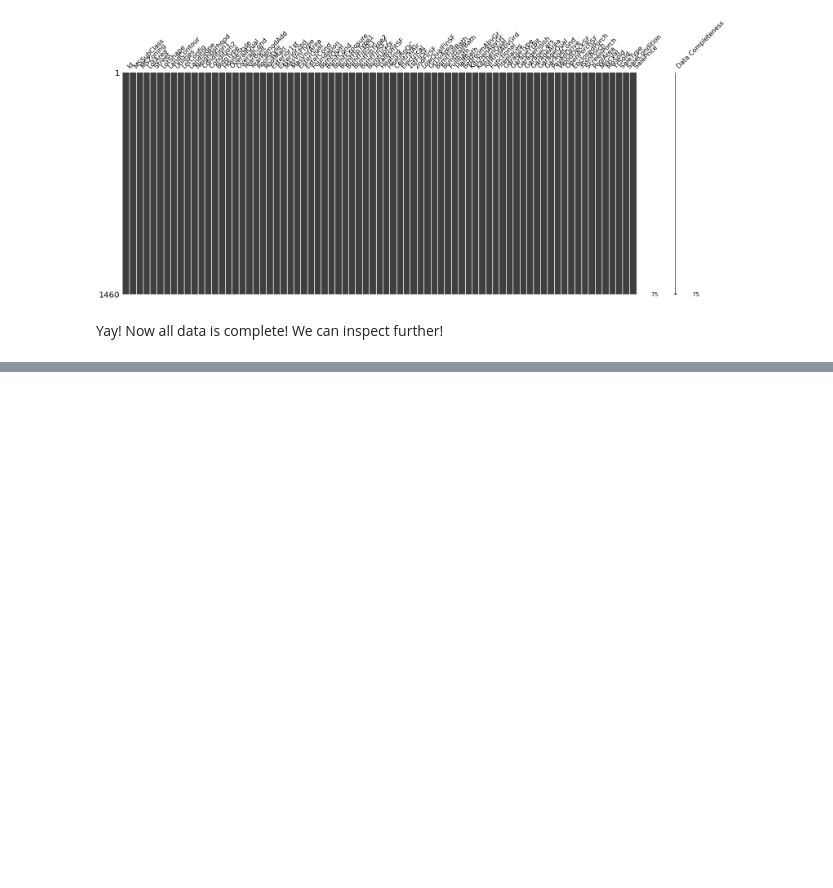
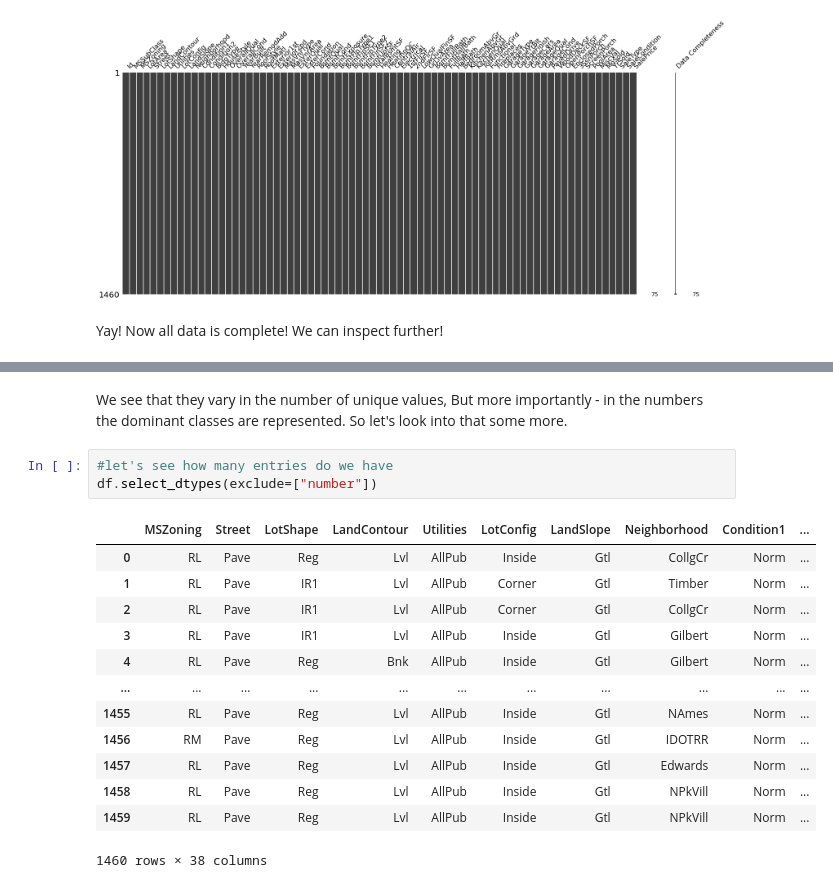
Before and after one commit to patrycja-naumczyk/Kaggle_housePrice, a Jupyter notebook: EDA1.ipynb, the cells around one changed output, grey strips where cells are left out. Saved outputs shown, nothing was run; the diff lists cells and outputs as text; blank space fills up the shorter version.

```diff
--- a/EDA1.ipynb
+++ b/EDA1.ipynb
@@ -198,0 +259,19 @@ Yay! Now all data is complete! We can inspect further!
+# %% [markdown]
+We see that they vary in the number of unique values, But more importantly - in the numbers the dominant classes are represented. So let's look into that some more.
+# %%
+#let's see how many entries do we have
+df.select_dtypes(exclude=["number"])
+# %% [output]
+|  | MSZoning | Street | LotShape | LandContour | Utilities | LotConfig | LandSlope | Neighborhood | Condition1 | ... |
+| 0 | RL | Pave | Reg | Lvl | AllPub | Inside | Gtl | CollgCr | Norm | ... |
+| 1 | RL | Pave | IR1 | Lvl | AllPub | Corner | Gtl | Timber | Norm | ... |
+| 2 | RL | Pave | IR1 | Lvl | AllPub | Corner | Gtl | CollgCr | Norm | ... |
+| 3 | RL | Pave | IR1 | Lvl | AllPub | Inside | Gtl | Gilbert | Norm | ... |
+| 4 | RL | Pave | Reg | Bnk | AllPub | Inside | Gtl | Gilbert | Norm | ... |
+| ... | ... | ... | ... | ... | ... | ... | ... | ... | ... | ... |
+| 1455 | RL | Pave | Reg | Lvl | AllPub | Inside | Gtl | NAmes | Norm | ... |
+| 1456 | RM | Pave | Reg | Lvl | AllPub | Inside | Gtl | IDOTRR | Norm | ... |
+| 1457 | RL | Pave | Reg | Lvl | AllPub | Inside | Gtl | Edwards | Norm | ... |
+| 1458 | RL | Pave | Reg | Lvl | AllPub | Inside | Gtl | NPkVill | Norm | ... |
+| 1459 | RL | Pave | Reg | Lvl | AllPub | Inside | Gtl | NPkVill | Norm | ... |
+1460 rows × 38 columns
```
Also changed, not shown: parts of 14 cells of this notebook.
